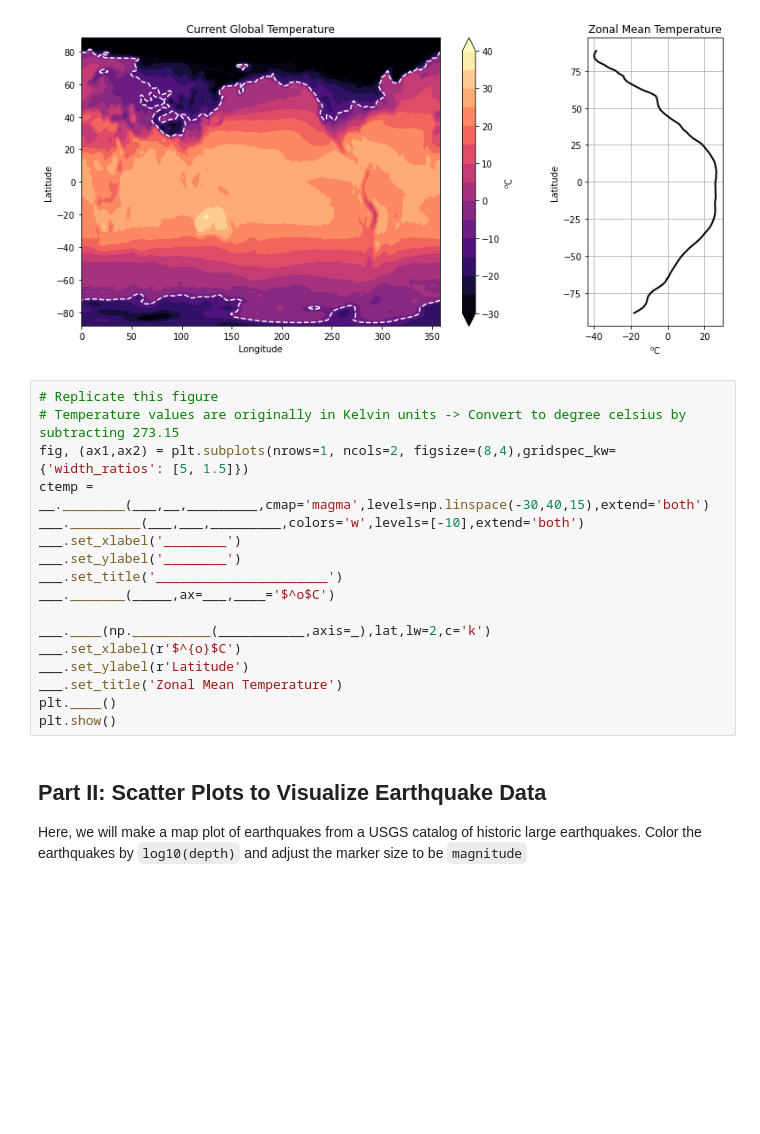
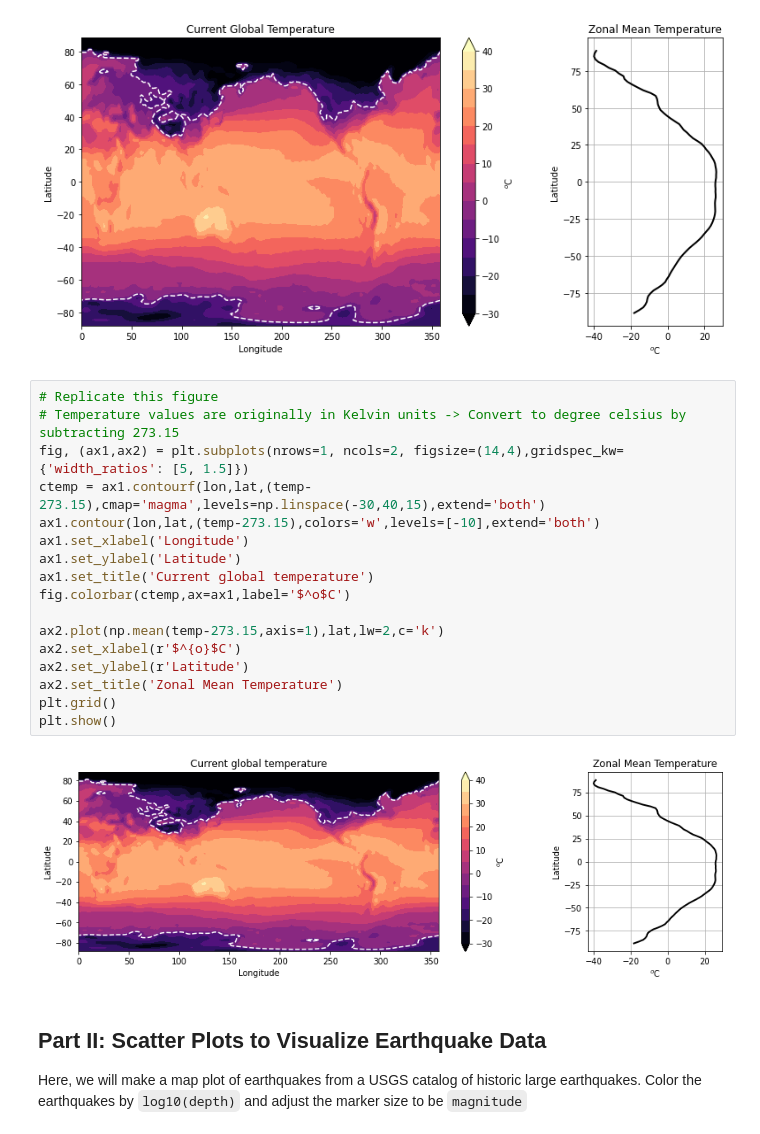
Before and after one commit to Emezina/2022_Intro_Python, a Jupyter notebook: Exercises/W2_S2.ipynb, the cells around one changed output. Saved outputs shown, nothing was run; the diff lists cells and outputs as text; blank space fills up the shorter version.

```diff
--- a/Exercises/W2_S2.ipynb
+++ b/Exercises/W2_S2.ipynb
@@ -80,20 +80,22 @@ Hint 5: Don't spend too too much time making your figure perfect as there is sti
 # %%
 # Replicate this figure
 # Temperature values are originally in Kelvin units -> Convert to degree celsius by subtracting 273.15
-fig, (ax1,ax2) = plt.subplots(nrows=1, ncols=2, figsize=(8,4),gridspec_kw={'width_ratios': [5, 1.5]})
-ctemp = __.________(___,__,_________,cmap='magma',levels=np.linspace(-30,40,15),extend='both')
-___._________(___,___,_________,colors='w',levels=[-10],extend='both')
-___.set_xlabel('________')
-___.set_ylabel('________')
-___.set_title('______________________')
-___._______(_____,ax=___,____='$^o$C')
+fig, (ax1,ax2) = plt.subplots(nrows=1, ncols=2, figsize=(14,4),gridspec_kw={'width_ratios': [5, 1.5]})
+ctemp = ax1.contourf(lon,lat,(temp-273.15),cmap='magma',levels=np.linspace(-30,40,15),extend='both')
+ax1.contour(lon,lat,(temp-273.15),colors='w',levels=[-10],extend='both')
+ax1.set_xlabel('Longitude')
+ax1.set_ylabel('Latitude')
+ax1.set_title('Current global temperature')
+fig.colorbar(ctemp,ax=ax1,label='$^o$C')
 
-___.____(np.__________(___________,axis=_),lat,lw=2,c='k')
-___.set_xlabel(r'$^{o}$C')
-___.set_ylabel(r'Latitude')
-___.set_title('Zonal Mean Temperature')
-plt.____()
+ax2.plot(np.mean(temp-273.15,axis=1),lat,lw=2,c='k')
+ax2.set_xlabel(r'$^{o}$C')
+ax2.set_ylabel(r'Latitude')
+ax2.set_title('Zonal Mean Temperature')
+plt.grid()
 plt.show()
+# %% [output]
+[figure, added]
 # %% [markdown]
 ## Part II: Scatter Plots to Visualize Earthquake Data
 Here, we will make a map plot of earthquakes from a USGS catalog of historic large earthquakes. Color the earthquakes by `log10(depth)` and adjust the marker size to be `magnitude`
```
Also changed, not shown: parts of 3 cells of this notebook.
